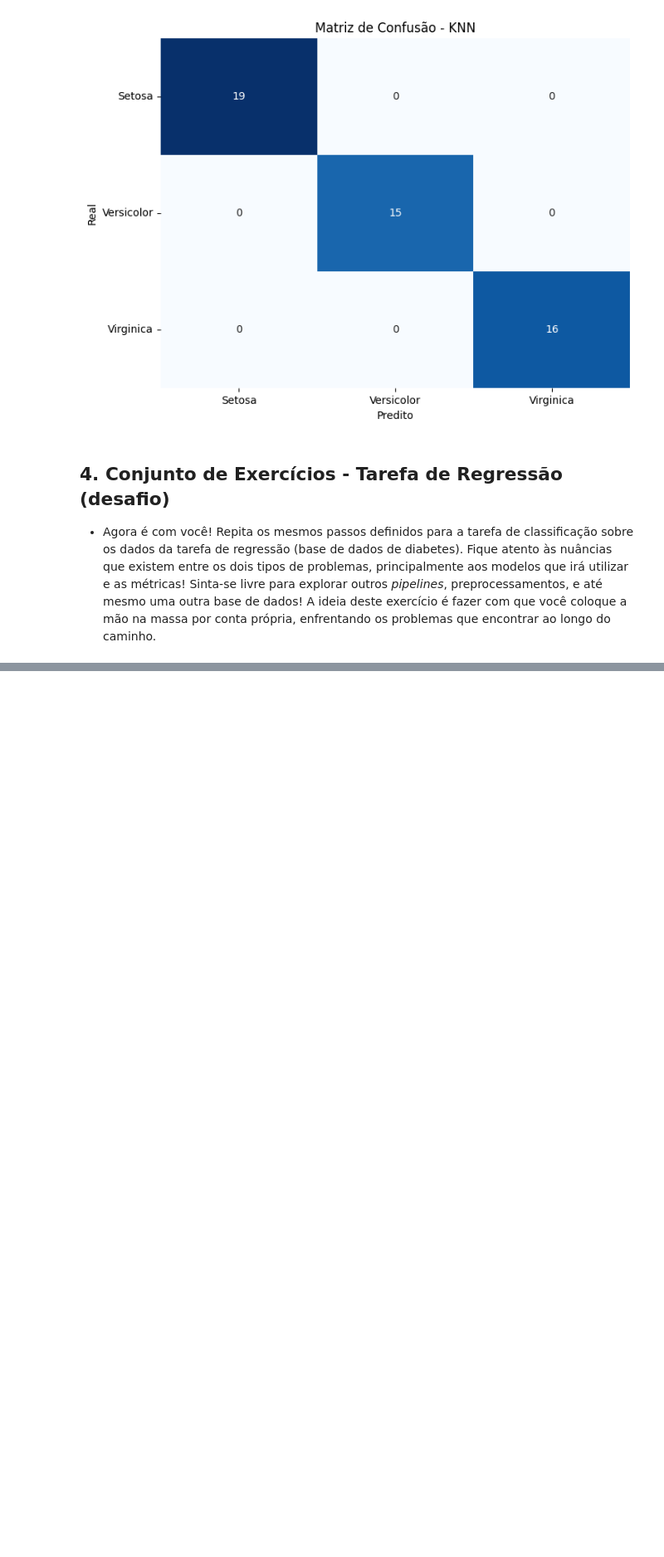
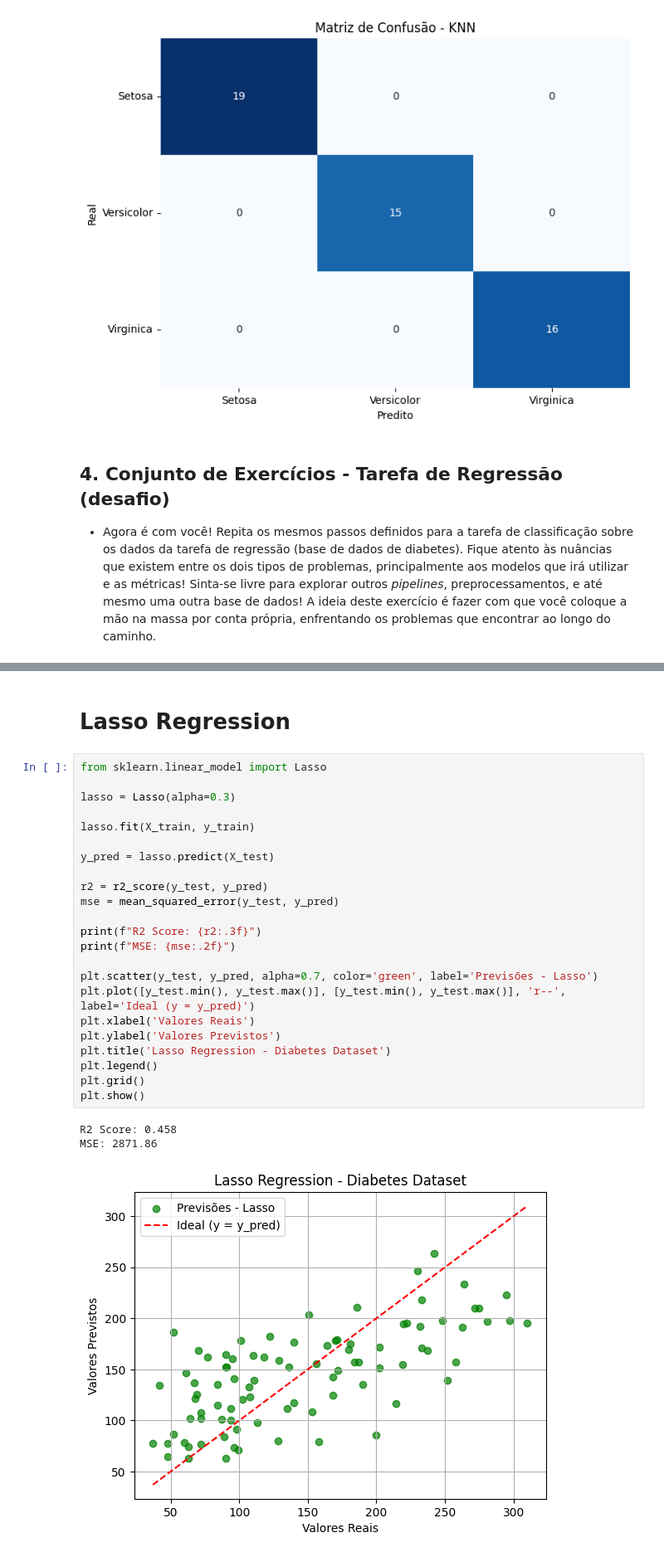
Before and after one commit to paduathiago/deep_learning, a Jupyter notebook: 02-Revisao-ML.ipynb, the cells around one changed output, grey strips where cells are left out. Shown at 83% size. Cells and saved outputs as stored; diff of their text form; blank space fills up the shorter version.

```diff
--- a/02-Revisao-ML.ipynb
+++ b/02-Revisao-ML.ipynb
@@ -348,0 +409,29 @@ plot_confusion_matrix(knn_cm, 'Matriz de Confusão - KNN')
+# %% [markdown]
+# Lasso Regression
+# %%
+from sklearn.linear_model import Lasso
+
+lasso = Lasso(alpha=0.3)
+
+lasso.fit(X_train, y_train)
+
+y_pred = lasso.predict(X_test)
+
+r2 = r2_score(y_test, y_pred)
+mse = mean_squared_error(y_test, y_pred)
+
+print(f"R2 Score: {r2:.3f}")
+print(f"MSE: {mse:.2f}")
+
+plt.scatter(y_test, y_pred, alpha=0.7, color='green', label='Previsões - Lasso')
+plt.plot([y_test.min(), y_test.max()], [y_test.min(), y_test.max()], 'r--', label='Ideal (y = y_pred)')
+plt.xlabel('Valores Reais')
+plt.ylabel('Valores Previstos')
+plt.title('Lasso Regression - Diabetes Dataset')
+plt.legend()
+plt.grid()
+plt.show()
+# %% [output]
+R2 Score: 0.458
+MSE: 2871.86
+[figure, added]
```
Also changed, not shown: parts of 13 cells of this notebook.
